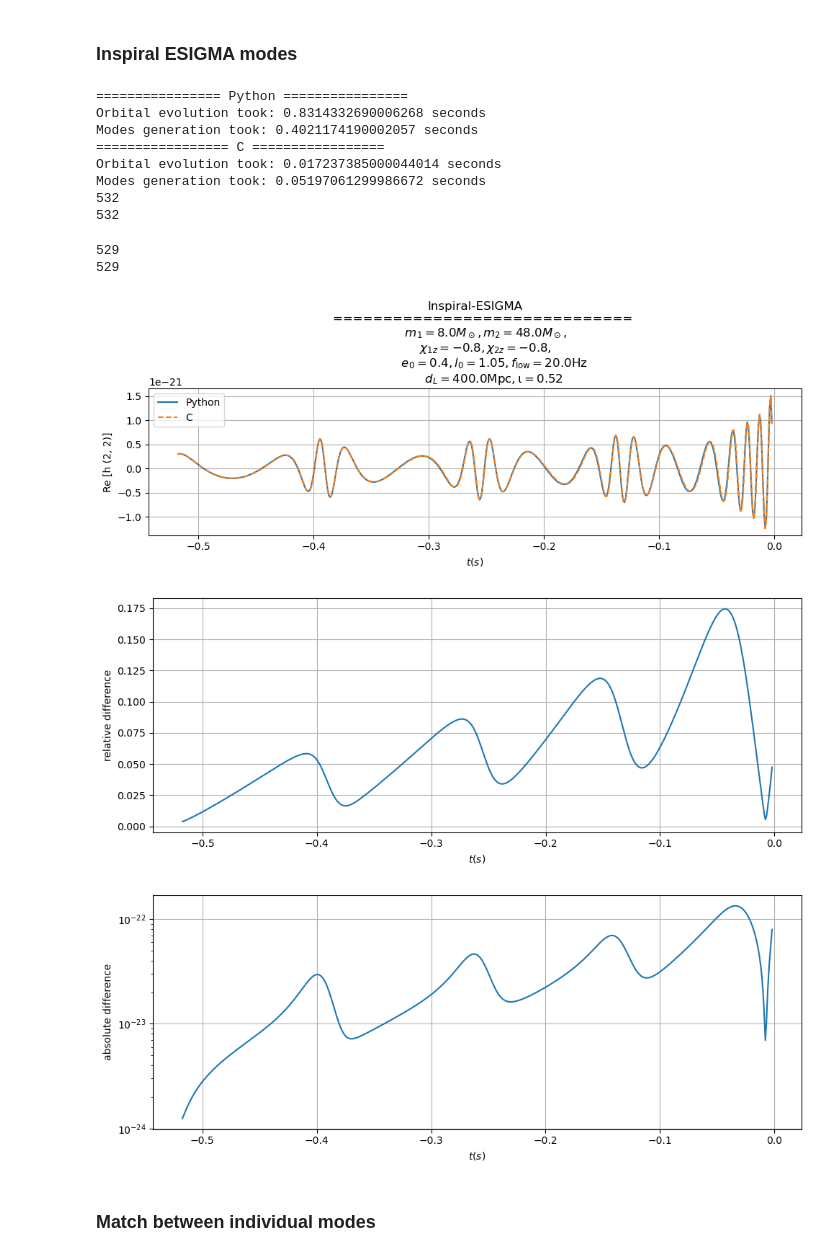
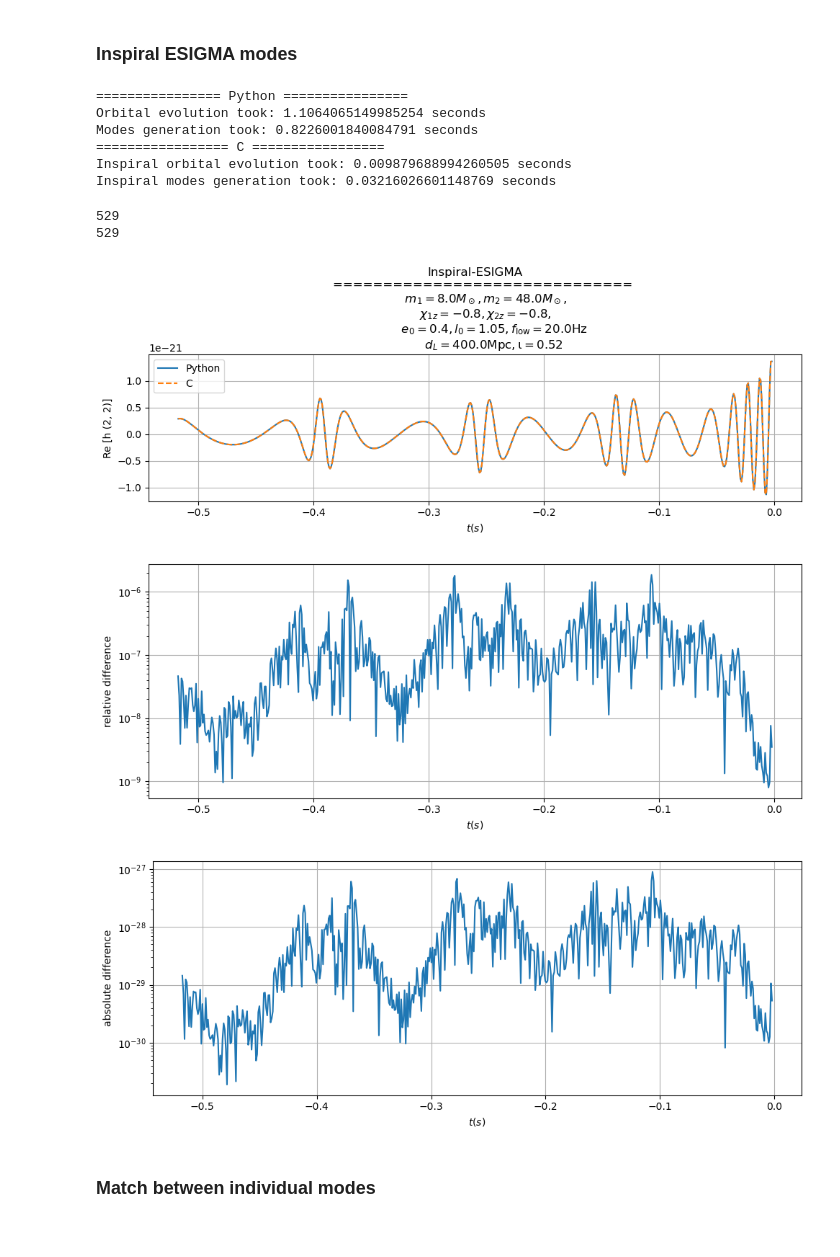
Before and after one commit to samanwaya-mukherjee/esigmapy, a Jupyter notebook: notebooks/esigma_python.ipynb, the cells around one changed output. Saved outputs shown, nothing was run; the diff lists cells and outputs as text; code cells hidden in the pictures.

```diff
--- a/notebooks/esigma_python.ipynb
+++ b/notebooks/esigma_python.ipynb
@@ -14,8 +12,11 @@ No version information file '.version' found
 # %%
 import os
 
-os.environ["RadiationPNOrder"] = '8'
-os.environ["ModePNOrder"] = '4'
+rad_pn_order = 8
+mode_pn_order = 8
+
+os.environ["RadiationPNOrder"] = str(rad_pn_order)
+os.environ["ModePNOrder"] = str(mode_pn_order)
 
 x=os.environ.get("RadiationPNOrder")
 y=os.environ.get("ModePNOrder")
@@ -24,6 +25,6 @@ print('radiation PN order is ' + ('not set' if x is None else str(int(x))))
 print('mode PN order is ' + ('not set' if y is None else str(int(y))))
 
 y=os.environ.get("LAL_DATA_PATH")
-print('Poof!' if y is None else y)
+print('LAL_DATA_PATH is ' + ('not set' if y is None else y))
 # %% [output]
 radiation PN order is 8
@@ -67,7 +68,7 @@ Modes to include: [(2, -2), (2, -1), (2, 1), (2, 2), (3, -3), (3, -2), (3, -1),
 ### Inspiral ESIGMA modes
 # %%
 print('================ Python ================')
-inspiral_modes_py = genpy.get_inspiral_esigma_modes_py(
+inspiral_modes_py = esigmapy.get_inspiral_esigma_modes_py(
     mass1=m1,
     mass2=m2,
     spin1z=spin1z,
@@ -79,7 +80,9 @@ inspiral_modes_py = genpy.get_inspiral_esigma_modes_py(
     f_lower=f_low,
     delta_t=delta_t,
     modes_to_use=modes_to_use,
-    verbose=True
+    verbose=True,
+    rad_pn_order=rad_pn_order,
+    mode_pn_order=mode_pn_order,
 )
 
 print('================= C =================')
@@ -97,20 +100,17 @@ inspiral_modes_c = esigmapy.get_inspiral_esigma_modes(
     modes_to_use=modes_to_use,
     verbose=True
 )
-print(len(inspiral_modes_c[modes_to_use[0]]))
-print(len(inspiral_modes_py[modes_to_use[0]]))
+
 for mode in modes_to_use:
     inspiral_modes_c[mode] = inspiral_modes_c[mode].copy()[1:-2]
     inspiral_modes_py[mode] = inspiral_modes_py[mode].copy()[1:-2]
 # %% [output]
 ================ Python ================
-Orbital evolution took: 0.8314332690006268 seconds
-Modes generation took: 0.4021174190002057 seconds
+Orbital evolution took: 1.1064065149985254 seconds
+Modes generation took: 0.8226001840084791 seconds
 ================= C =================
-Orbital evolution took: 0.017237385000044014 seconds
-Modes generation took: 0.05197061299986672 seconds
-532
-532
+Inspiral orbital evolution took: 0.009879688994260505 seconds
+Inspiral modes generation took: 0.03216026601148769 seconds
 # %%
 plot_mode = (2,2)
 
@@ -139,37 +139,37 @@ plt.legend()
 plt.grid()
 # plt.xlim(0.7,0.74)
 # plt.ylim(-1e-21,1e-21)
 plt.tight_layout()
 plt.show()
 
 ### Plotting difference ##
 
 eps = 1e-30
 abs_diff = np.abs(inspiral_modes_py[plot_mode]-inspiral_modes_c[plot_mode])
 rel_diff = abs_diff / np.maximum(np.abs(inspiral_modes_c[plot_mode]), eps)
 
 plt.figure(figsize=(10, 4))
-plt.plot(hlm_py_real_inspiral.sample_times,rel_diff)
+plt.semilogy(hlm_py_real_inspiral.sample_times,rel_diff)
 plt.xlabel(r"$t (s)$")
 plt.ylabel('relative difference')
 plt.grid()
 plt.tight_layout()
 plt.show()
 
 
 plt.figure(figsize=(10, 4))
 plt.semilogy(hlm_py_real_inspiral.sample_times,abs_diff)
 plt.xlabel(r"$t (s)$")
 plt.ylabel('absolute difference')
 plt.grid()
 plt.tight_layout()
 plt.show()
 # %% [output]
 529
 529
-[figure, old version]
+[figure, new version]
-[figure, old version]
+[figure, new version]
-[figure, old version]
+[figure, new version]
 # %% [markdown]
 ### Match between individual modes
 # %%
```
Also changed, not shown: parts of 16 cells of this notebook.
